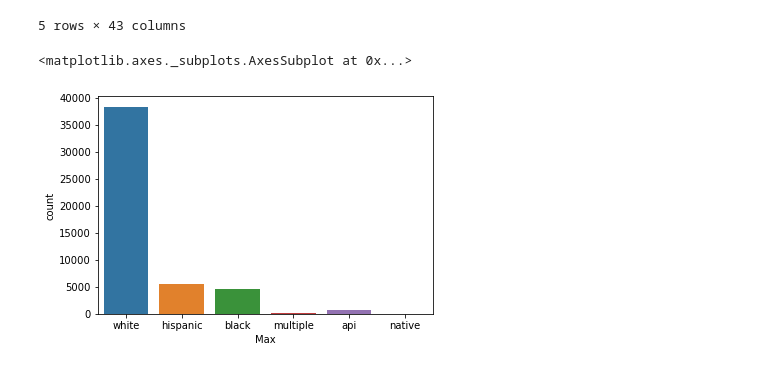
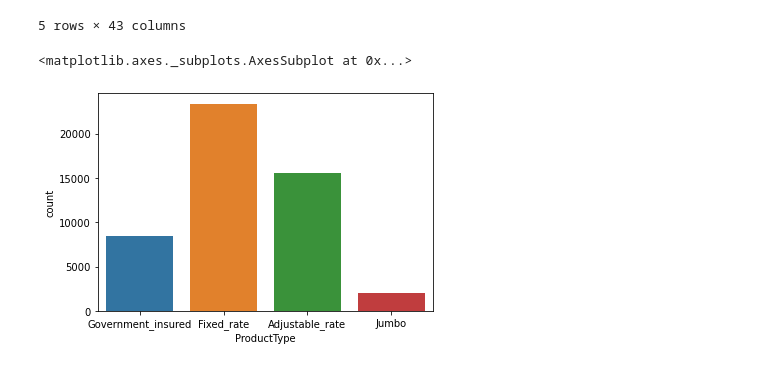
Before and after one commit to Amantux/Finastra_IWD_Hack, a Jupyter notebook: Jupyter_Loan_Demograhic_data.ipynb, the cells around one changed output. Cells and saved outputs as stored; diff of their text form; code cells hidden in the pictures.

```diff
--- a/Jupyter_Loan_Demograhic_data.ipynb
+++ b/Jupyter_Loan_Demograhic_data.ipynb
@@ -162,7 +172,7 @@ Merged_Loan_Data_2.head()
 | 4 | 63315493 | Adam Stephens | Railroad Brake, Signal, and Switc... | 97 | 33.93113 | -117.54866 | 58948 | 688 | 2 | 92860 | ... |
 5 rows × 43 columns
 # %%
-sns.countplot(Merged_Loan_Data_2['Max'],label="Count")
+sns.countplot(Merged_Loan_Data_2['ProductType'],label="Count")
 # %% [output]
 <matplotlib.axes._subplots.AxesSubplot at 0x...>
-[figure, old version]
+[figure, new version]
```
Also changed, not shown: parts of 6 cells of this notebook.
